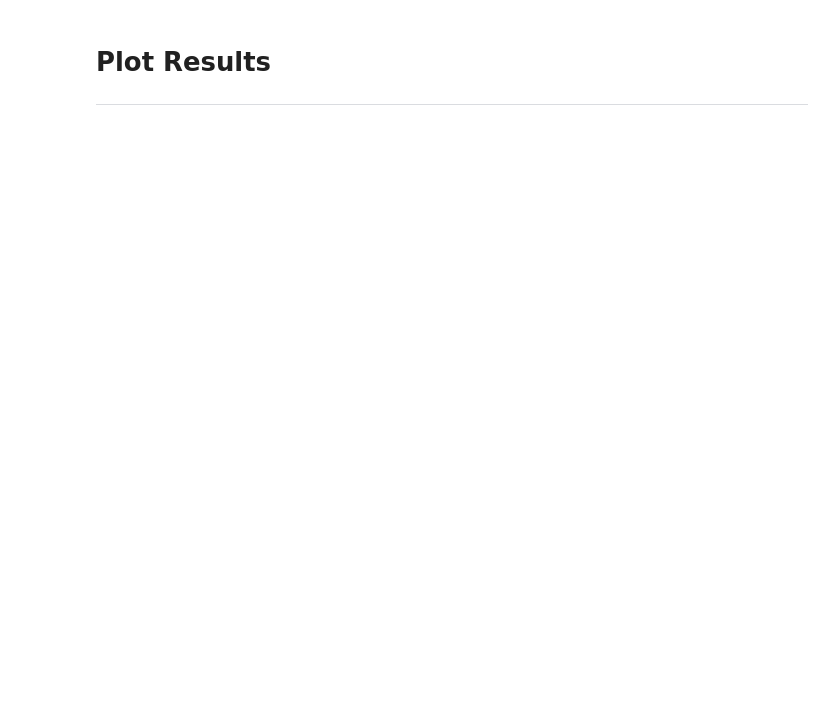
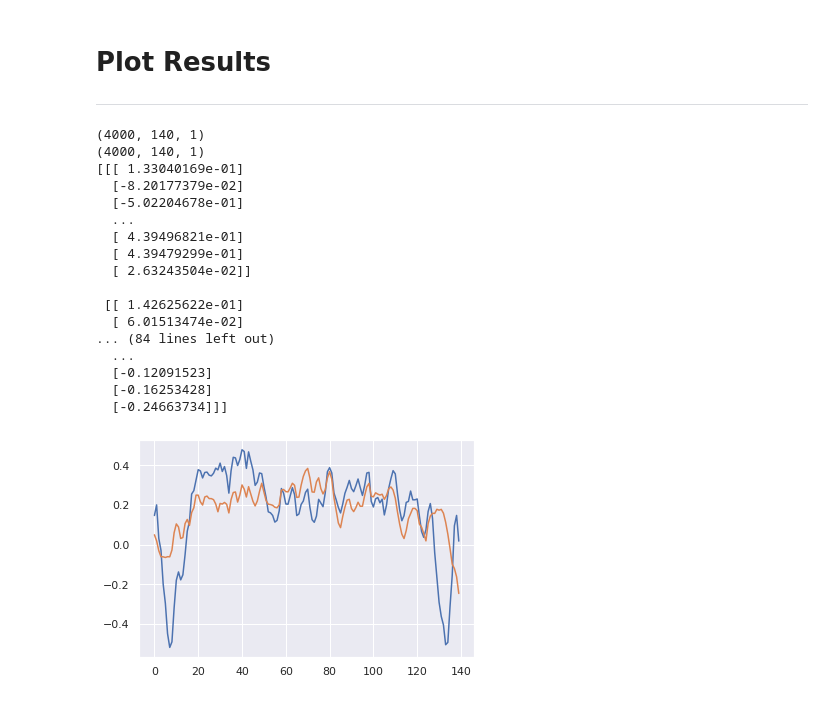
Before and after one commit to nina-prog/sem-data-analysis-VAE, a Jupyter notebook: VAE_v1_1.ipynb, the cells around one changed output. Drawn from its saved outputs; the diff is of its cells as text; code cells hidden in the pictures; blank space fills up the shorter version.

Commit message:
update autoencoder

```diff
--- a/VAE_v1_1.ipynb
+++ b/VAE_v1_1.ipynb
@@ -131,22 +201,48 @@ plot_model(sequence_autoencoder, show_shapes=True, to_file='reconstruct_lstm_aut
 # %%
 # Test if Input fits Dim of Output
 print(x_train.shape)
 print(decoded_ecg5000.shape)
 
 print(x_train)
 print(decoded_ecg5000)
 
 # covert to 2D DataFrame and only show column 0
 new_x_train= x_train.reshape(-1,140)
-new_x_train = pd.DataFrame(new_x_train)
-new_x_train = new_x_train.iloc[:, 0:1]
-print(new_x_train.head(10))
+#new_x_train = pd.DataFrame(new_x_train)
+#new_x_train = new_x_train.iloc[:, 0:1]
+#print(new_x_train.head(10))
 
 new_decoded_ecg5000 = decoded_ecg5000.reshape(-1,140)
-new_decoded_ecg5000 = pd.DataFrame(new_decoded_ecg5000)
-new_decoded_ecg5000 = new_decoded_ecg5000.iloc[:, 0:1]
-print(new_decoded_ecg5000.head(10))
+#new_decoded_ecg5000 = pd.DataFrame(new_decoded_ecg5000)
+#new_decoded_ecg5000 = new_decoded_ecg5000.iloc[:, 0:1]
+#print(new_decoded_ecg5000.head(10))
 
 # plot result
-ax = new_x_train.plot()
-new_decoded_ecg5000.plot(ax=ax, linewidth = 1, figsize=(25,6), title='Autoencoder Result')
+#ax = new_x_train[0].plot()
+#new_decoded_ecg5000[0].plot(ax=ax, linewidth = 1, figsize=(25,6), title='Autoencoder Result')
+
+
+#indize = sample
+plt.figure()
+plt.plot(new_x_train[3])
+plt.plot(new_decoded_ecg5000[3])
+plt.show()
+# %% [output]
+(4000, 140, 1)
+(4000, 140, 1)
+[[[ 1.33040169e-01]
+  [-8.20177379e-02]
+  [-5.02204678e-01]
+  ...
+  [ 4.39496821e-01]
+  [ 4.39479299e-01]
+  [ 2.63243504e-02]]
+
+ [[ 1.42625622e-01]
+  [ 6.01513474e-02]
+... (84 lines left out)
+  ...
+  [-0.12091523]
+  [-0.16253428]
+  [-0.24663734]]]
+[figure, added]
```
Also changed, not shown: parts of 5 cells of this notebook.
